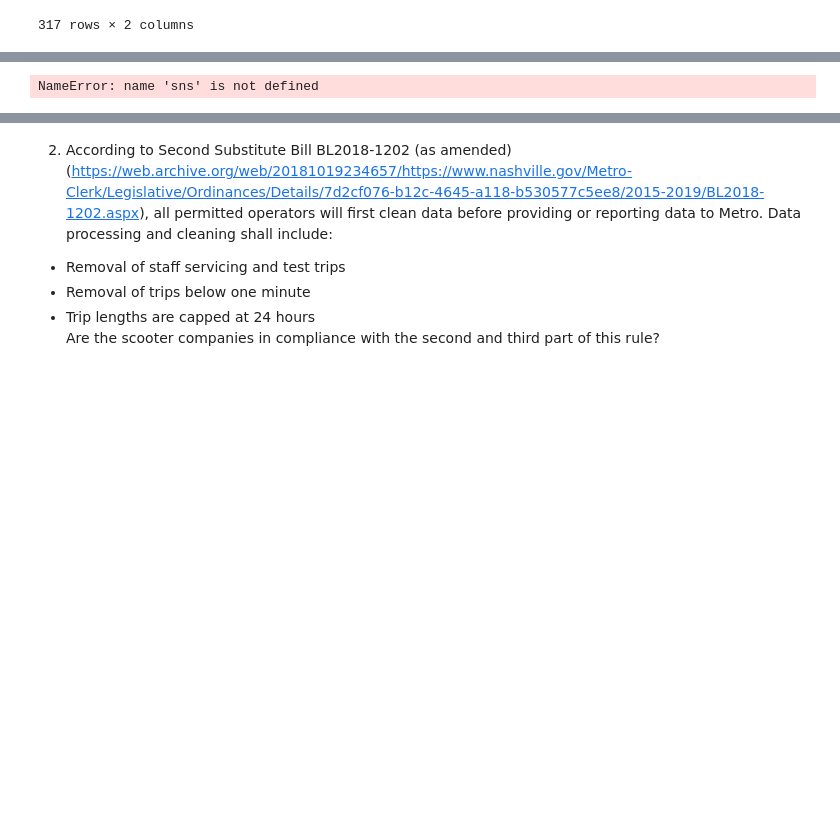
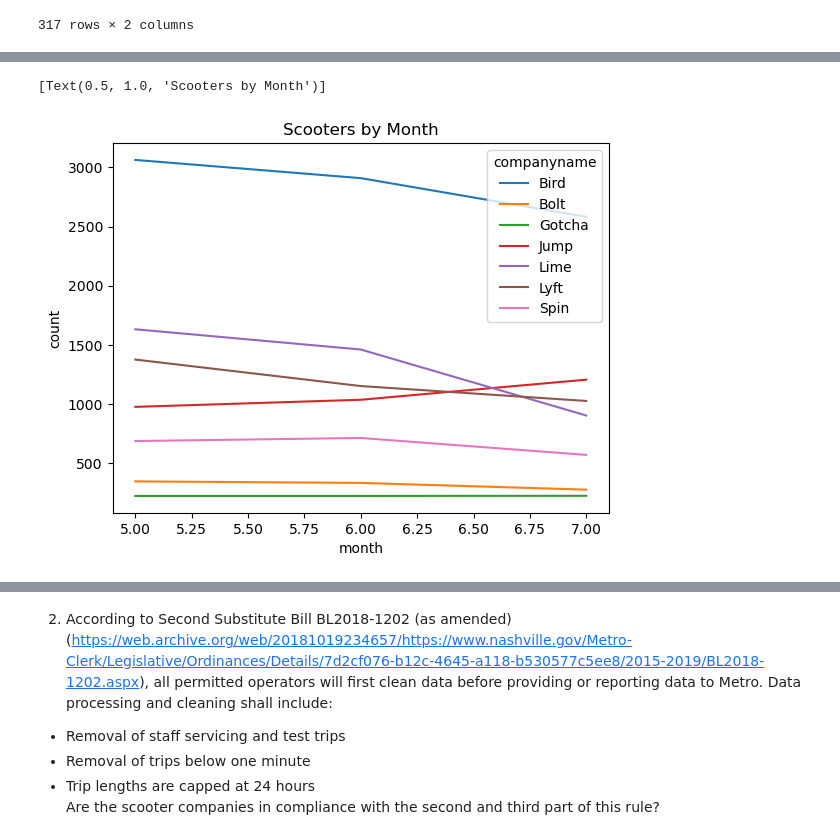
Before and after one commit to NSS-Data-Analytics-Cohort-8/scooter-partner1-yo_dawg_i_heard_you_liked_queries, a Jupyter notebook: notebooks/sqlalchemy.ipynb, the cells around one changed output, grey strips where cells are left out. Cells and saved outputs as stored; diff of their text form; code cells hidden in the pictures; blank space fills up the shorter version.

```diff
--- a/notebooks/sqlalchemy.ipynb
+++ b/notebooks/sqlalchemy.ipynb
@@ -257,0 +321,8 @@ KeyError: 'min'
+# %%
+query = '''SELECT COUNT(DISTINCT sumdid), EXTRACT(MONTH FROM pubdatetime) as month, companyname
+FROM scooters
+GROUP BY month, companyname;
+'''
+
+scooters_by_month = pd.read_sql(query, con=engine)
+print(scooters_by_month)
@@ -258,4 +347,5 @@ KeyError: 'min'
 # %%
-sns.lineplot(data = scoot_df, x='date', y='cumulative_count', hue='companyname')
+sns.lineplot(data = scooters_by_month, x='month', y='count', hue='companyname').set(title='Scooters by Month')
 # %% [output]
-NameError: name 'sns' is not defined
+[Text(0.5, 1.0, 'Scooters by Month')]
+[figure, added]
```
Also changed, not shown: parts of 16 cells of this notebook.
